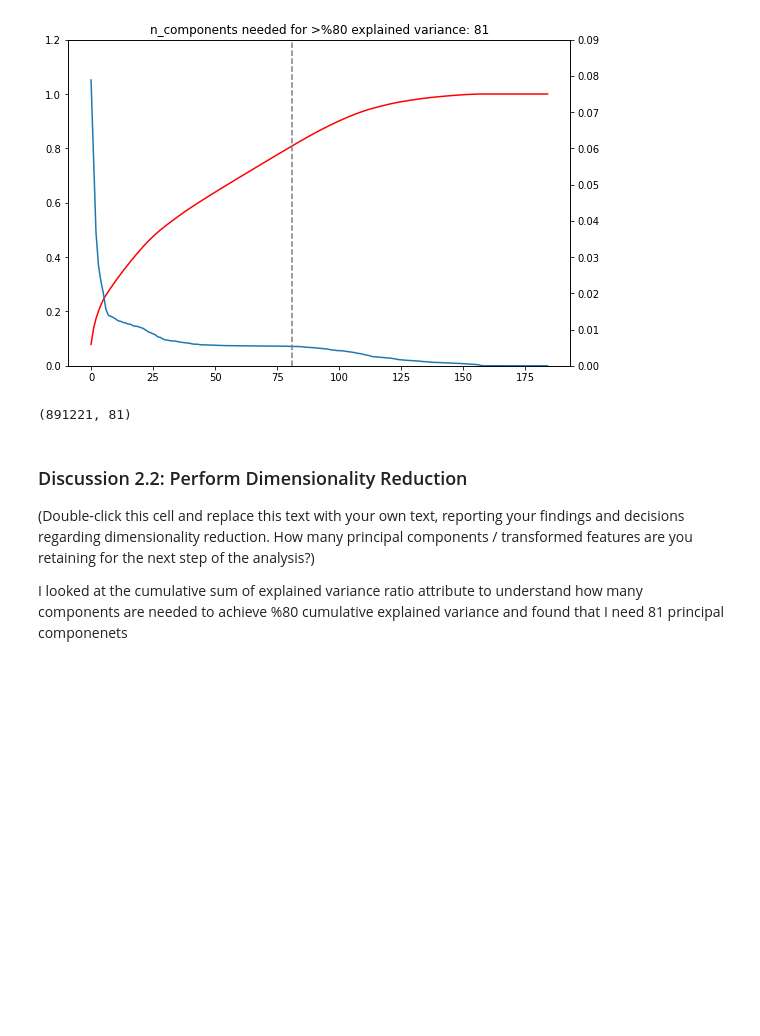
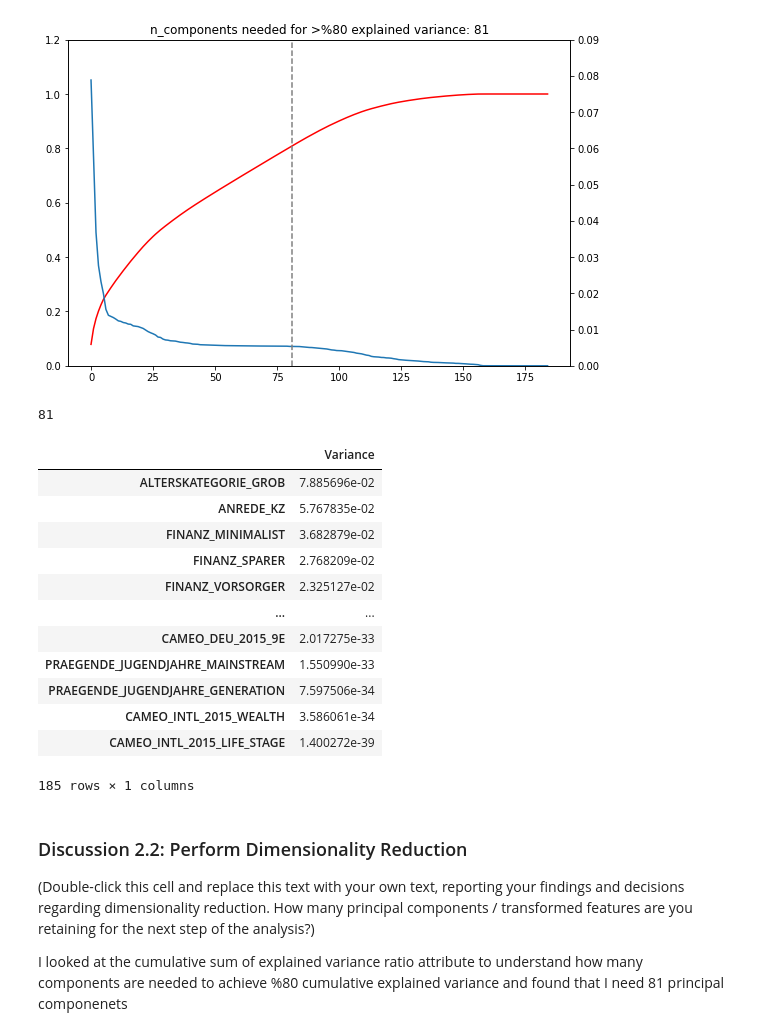
Before and after one commit to maleksaati/Identify_Customer_Segments, a Jupyter notebook: Identify_Customer_Segments.ipynb, the cells around one changed output. Saved outputs shown, nothing was run; the diff lists cells and outputs as text; code cells hidden in the pictures; blank space fills up the shorter version.

```diff
--- a/Identify_Customer_Segments.ipynb
+++ b/Identify_Customer_Segments.ipynb
@@ -676,14 +678,30 @@ plt.axvline(n_components, linestyle='dashed', color='grey')
 # %% [output]
 <matplotlib.lines.Line2D at 0x...>
 [figure]
+# %%
+n_components
+# %% [output]
+81
 # %%
 # Re-apply PCA to the data while selecting for number of components to retain.
 pca = PCA(n_components=n_components, random_state=10)
 azdias_pca = pca.fit_transform(azdias)
-# %%
-azdias_pca.shape
-# %% [output]
-(891221, 81)
+# %%
+pd.DataFrame(pca.explained_variance_ratio_, index=azdias.columns, columns = ['Variance'])
+# %% [output]
+|  | Variance |
+| ALTERSKATEGORIE_GROB | 7.885696e-02 |
+| ANREDE_KZ | 5.767835e-02 |
+| FINANZ_MINIMALIST | 3.682879e-02 |
+| FINANZ_SPARER | 2.768209e-02 |
+| FINANZ_VORSORGER | 2.325127e-02 |
+| ... | ... |
+| CAMEO_DEU_2015_9E | 2.017275e-33 |
+| PRAEGENDE_JUGENDJAHRE_MAINSTREAM | 1.550990e-33 |
+| PRAEGENDE_JUGENDJAHRE_GENERATION | 7.597506e-34 |
+| CAMEO_INTL_2015_WEALTH | 3.586061e-34 |
+| CAMEO_INTL_2015_LIFE_STAGE | 1.400272e-39 |
+185 rows × 1 columns
 # %% [markdown]
 ### Discussion 2.2: Perform Dimensionality Reduction
 
```
Also changed, not shown: parts of 9 cells of this notebook.
